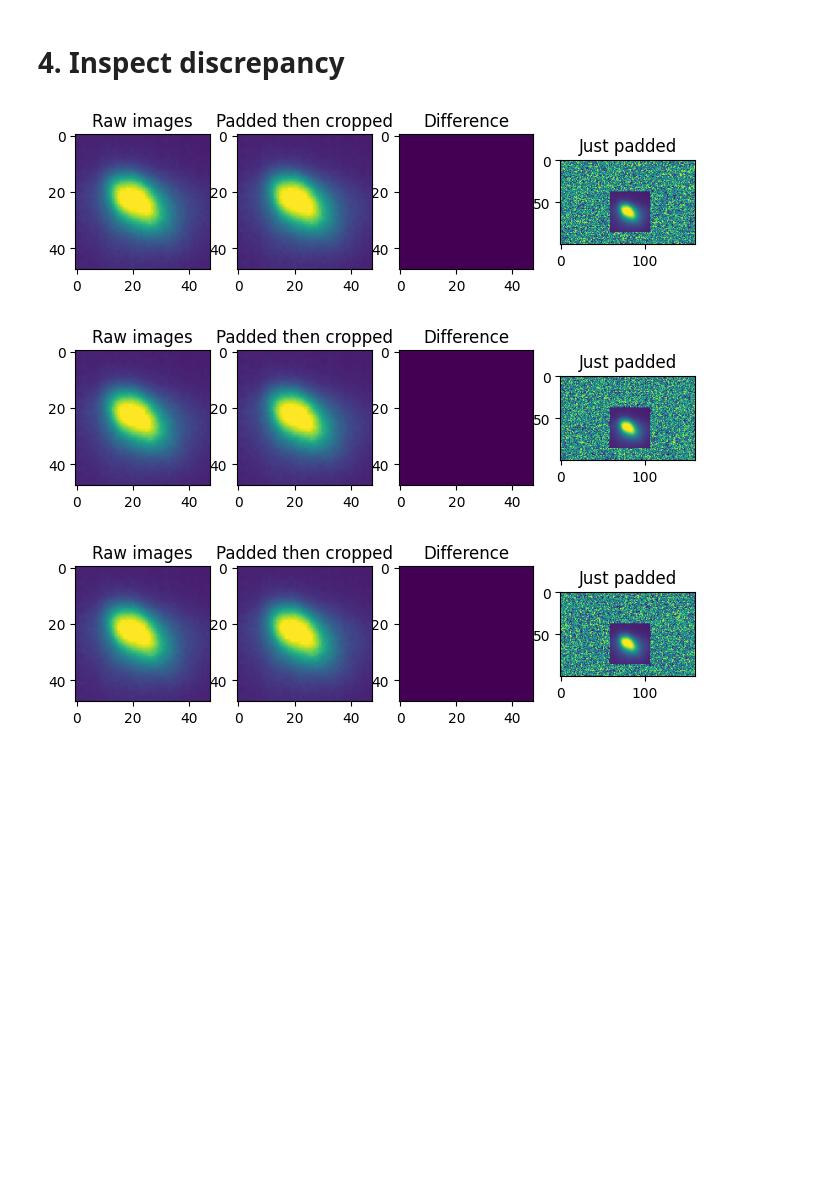
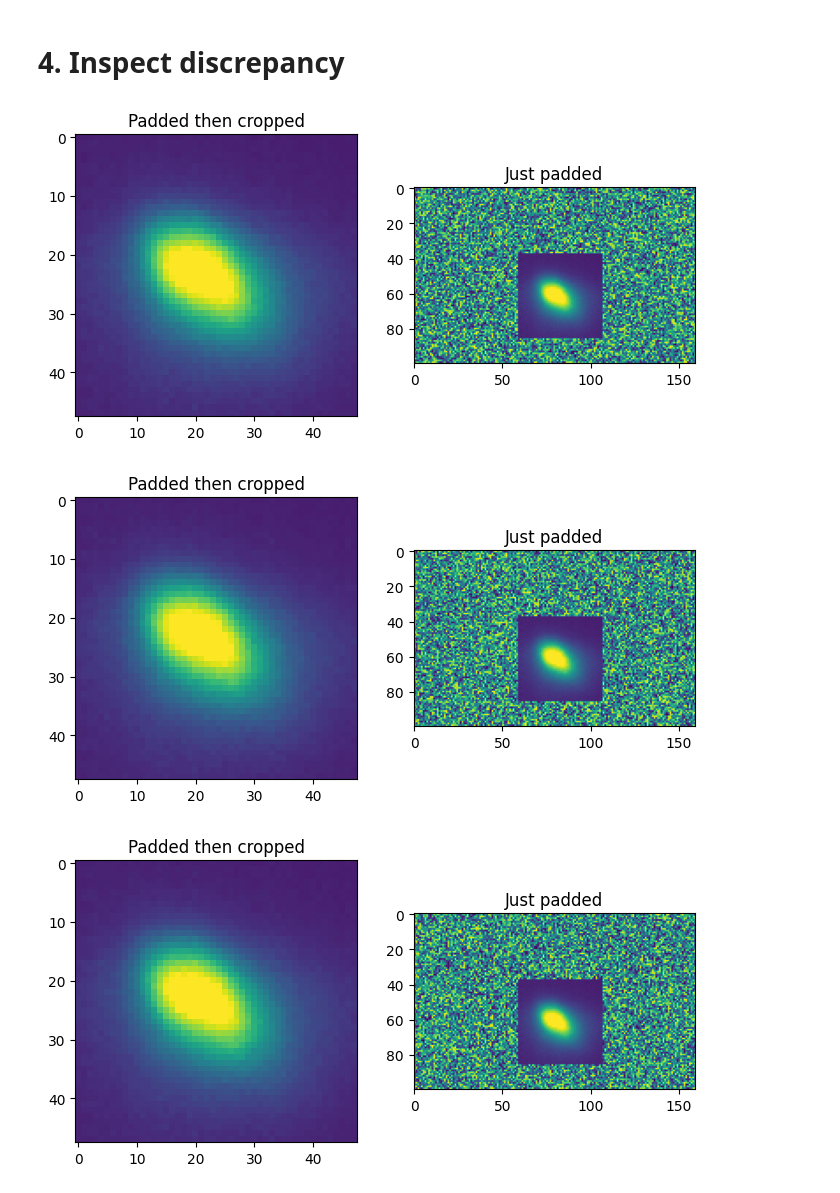
Before and after one commit to abdelabd/Rheed-GaussianModel, a Jupyter notebook: full_model_conversion.ipynb, the cells around one changed output. Drawn from its saved outputs; the diff is of its cells as text; code cells hidden in the pictures; blank space fills up the shorter version.

```diff
--- a/full_model_conversion.ipynb
+++ b/full_model_conversion.ipynb
@@ -64,5 +72,5 @@ Skipping registering GPU devices...
 # %%
-JUST_SAMPLE = YES
+JUST_SAMPLE = NO
 # Read H5 Data File:
 DATA_DIR = 'data' # Change to your DATA PATH
 
@@ -788,22 +825,22 @@ crop_inacc = np.abs(cropped_padded_normalized_images - normalized_images)
 # %%
 for i in range(10):
-    fig, axes = plt.subplots(1, 4, figsize=(8, 35))
+    fig, axes = plt.subplots(1, 2, figsize=(8, 20))
 
-    axes[0].imshow(normalized_images[i], vmin=0, vmax=1)
-    axes[0].set_title("Raw images")
+    # axes[0].imshow(normalized_images[i], vmin=0, vmax=1)
+    # axes[0].set_title("Raw images")
 
-    axes[1].imshow(cropped_padded_normalized_images[i], vmin=0, vmax=1)
-    axes[1].set_title("Padded then cropped")
+    axes[0].imshow(cropped_padded_normalized_images[i], vmin=0, vmax=1)
+    axes[0].set_title("Padded then cropped")
 
-    axes[2].imshow(crop_inacc[i], vmin=0, vmax=1)
-    axes[2].set_title("Difference")
+    # axes[2].imshow(crop_inacc[i], vmin=0, vmax=1)
+    # axes[2].set_title("Difference")
 
-    axes[3].imshow(padded_normalized_images[i], vmin=0, vmax=1)
-    axes[3].set_title("Just padded")
+    axes[1].imshow(padded_normalized_images[i], vmin=0, vmax=1)
+    axes[1].set_title("Just padded")
 
     plt.show(fig)
     plt.close(fig)
 # %% [output]
-[figure, old version]
+[figure, new version]
-[figure, old version]
+[figure, new version]
-[figure, old version]
+[figure, new version]
```
Also changed, not shown: parts of 20 cells of this notebook.
